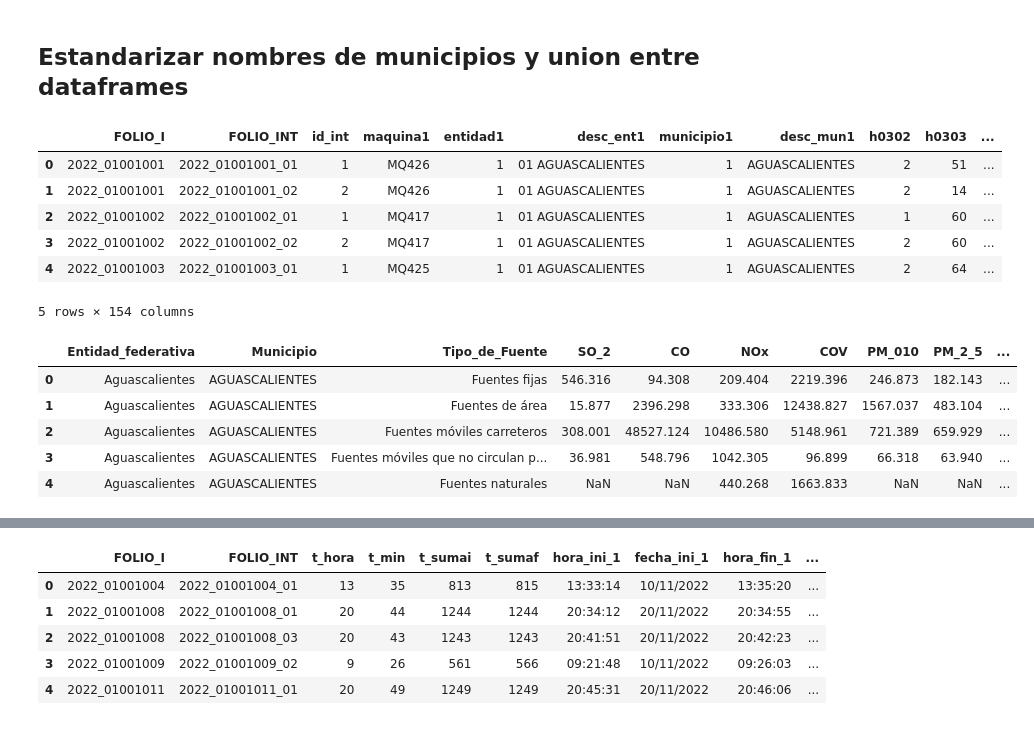
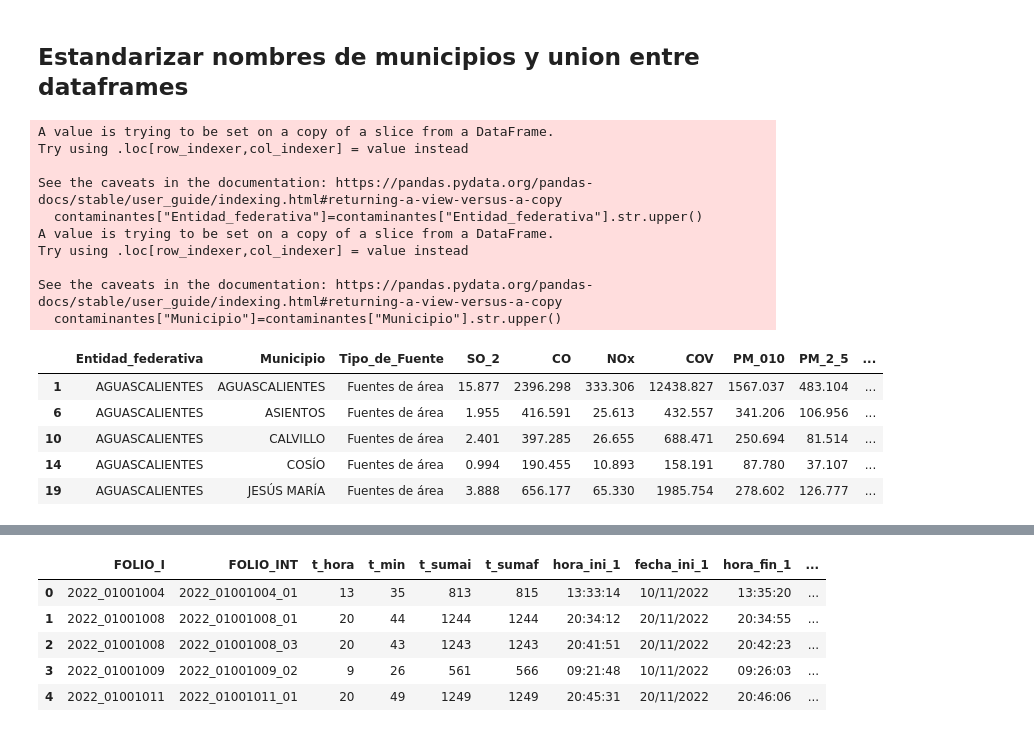
Before and after one commit to JuanPabloDP/Environmental-pollution-and-health-GBN, a Jupyter notebook: scripts/visualizacion.ipynb, the cells around one changed output, grey strips where cells are left out. Saved outputs shown, nothing was run; the diff lists cells and outputs as text; code cells hidden in the pictures.

```diff
--- a/scripts/visualizacion.ipynb
+++ b/scripts/visualizacion.ipynb
@@ -159,3 +176,7 @@ array(['Fuentes fijas', 'Fuentes de área', 'Fuentes móviles carreteros',
        'Fuentes naturales'], dtype=object)
 # %% [markdown]
 Se eligirá un solo tipo de fuente que representará a cada municipio, más adelante se explorará la decisión de esta. El que tengamos dos variables con información completa nos asegura que para cualquier fuente elegida habrá datos en por lo menos estas dos variables.
+# %%
+values_to_omit = ["Fuentes fijas", "Fuentes naturales"]
+contaminantes = contaminantes[~contaminantes["Tipo_de_Fuente"].isin(values_to_omit)]
+contaminantes
@@ -181,0 +236,3 @@ Fuentes naturales
+# %%
+contaminantes=contaminantes[contaminantes["Tipo_de_Fuente"]=="Fuentes de área"]
+contaminantes
@@ -182,23 +282,23 @@ Fuentes naturales
 # %% [markdown]
 ## Estandarizar nombres de municipios y union entre dataframes
-# %%
-socioDemo["desc_mun1"]=socioDemo["desc_mun1"].str[4:]
-socioDemo.head()
-# %% [output]
-|  | FOLIO_I | FOLIO_INT | id_int | maquina1 | entidad1 | desc_ent1 | municipio1 | desc_mun1 | h0302 | h0303 | ... |
-| 0 | 2022_01001001 | 2022_01001001_01 | 1 | MQ426 | 1 | 01 AGUASCALIENTES | 1 | AGUASCALIENTES | 2 | 51 | ... |
-| 1 | 2022_01001001 | 2022_01001001_02 | 2 | MQ426 | 1 | 01 AGUASCALIENTES | 1 | AGUASCALIENTES | 2 | 14 | ... |
-| 2 | 2022_01001002 | 2022_01001002_01 | 1 | MQ417 | 1 | 01 AGUASCALIENTES | 1 | AGUASCALIENTES | 1 | 60 | ... |
-| 3 | 2022_01001002 | 2022_01001002_02 | 2 | MQ417 | 1 | 01 AGUASCALIENTES | 1 | AGUASCALIENTES | 2 | 60 | ... |
-| 4 | 2022_01001003 | 2022_01001003_01 | 1 | MQ425 | 1 | 01 AGUASCALIENTES | 1 | AGUASCALIENTES | 2 | 64 | ... |
-5 rows × 154 columns
 # %%
+contaminantes["Entidad_federativa"]=contaminantes["Entidad_federativa"].str.upper()
 contaminantes["Municipio"]=contaminantes["Municipio"].str.upper()
 contaminantes.head()
 # %% [output]
+A value is trying to be set on a copy of a slice from a DataFrame.
+Try using .loc[row_indexer,col_indexer] = value instead
+
+See the caveats in the documentation: https://pandas.pydata.org/pandas-docs/stable/user_guide/indexing.html#returning-a-view-versus-a-copy
+  contaminantes["Entidad_federativa"]=contaminantes["Entidad_federativa"].str.upper()
+A value is trying to be set on a copy of a slice from a DataFrame.
+Try using .loc[row_indexer,col_indexer] = value instead
+
+See the caveats in the documentation: https://pandas.pydata.org/pandas-docs/stable/user_guide/indexing.html#returning-a-view-versus-a-copy
+  contaminantes["Municipio"]=contaminantes["Municipio"].str.upper()
 |  | Entidad_federativa | Municipio | Tipo_de_Fuente | SO_2 | CO | NOx | COV | PM_010 | PM_2_5 | ... |
-| 0 | Aguascalientes | AGUASCALIENTES | Fuentes fijas | 546.316 | 94.308 | 209.404 | 2219.396 | 246.873 | 182.143 | ... |
-| 1 | Aguascalientes | AGUASCALIENTES | Fuentes de área | 15.877 | 2396.298 | 333.306 | 12438.827 | 1567.037 | 483.104 | ... |
-| 2 | Aguascalientes | AGUASCALIENTES | Fuentes móviles carreteros | 308.001 | 48527.124 | 10486.580 | 5148.961 | 721.389 | 659.929 | ... |
-| 3 | Aguascalientes | AGUASCALIENTES | Fuentes móviles que no circulan p... | 36.981 | 548.796 | 1042.305 | 96.899 | 66.318 | 63.940 | ... |
-| 4 | Aguascalientes | AGUASCALIENTES | Fuentes naturales | NaN | NaN | 440.268 | 1663.833 | NaN | NaN | ... |
+| 1 | AGUASCALIENTES | AGUASCALIENTES | Fuentes de área | 15.877 | 2396.298 | 333.306 | 12438.827 | 1567.037 | 483.104 | ... |
+| 6 | AGUASCALIENTES | ASIENTOS | Fuentes de área | 1.955 | 416.591 | 25.613 | 432.557 | 341.206 | 106.956 | ... |
+| 10 | AGUASCALIENTES | CALVILLO | Fuentes de área | 2.401 | 397.285 | 26.655 | 688.471 | 250.694 | 81.514 | ... |
+| 14 | AGUASCALIENTES | COSÍO | Fuentes de área | 0.994 | 190.455 | 10.893 | 158.191 | 87.780 | 37.107 | ... |
+| 19 | AGUASCALIENTES | JESÚS MARÍA | Fuentes de área | 3.888 | 656.177 | 65.330 | 1985.754 | 278.602 | 126.777 | ... |
```
Also changed, not shown: parts of 24 cells of this notebook.
